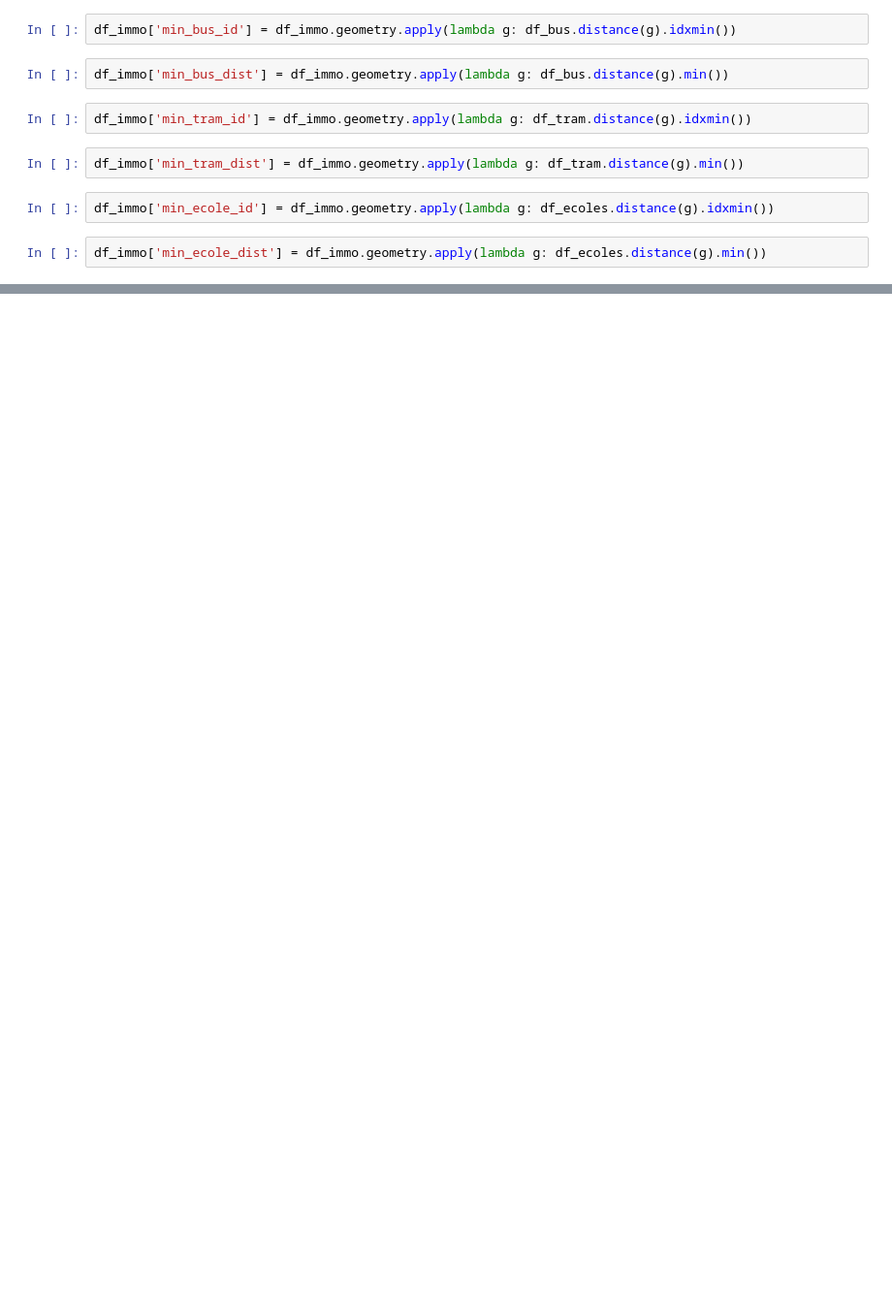
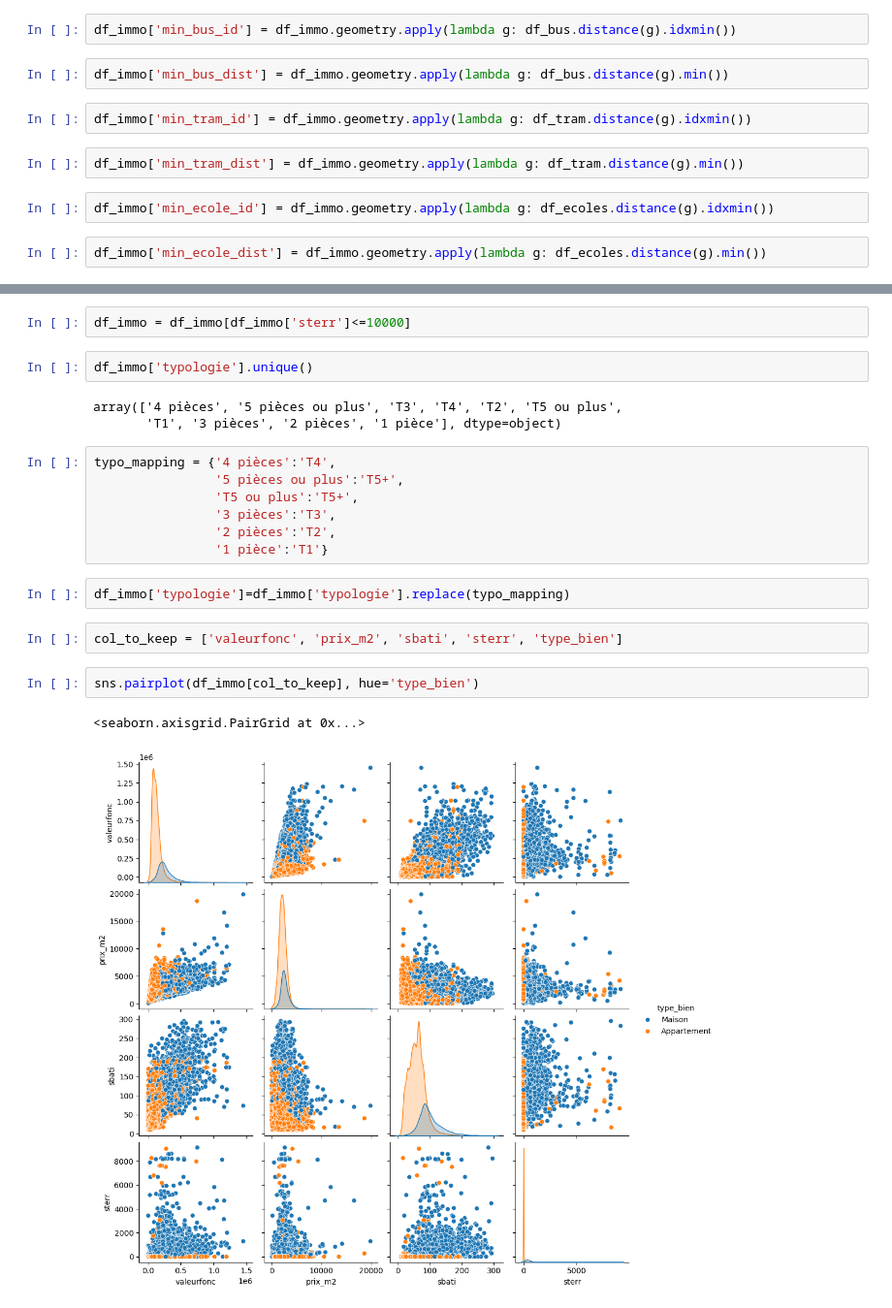
Before and after one commit to gpenessot/predictions_prix_immo_dijon, a Jupyter notebook: notebooks/eda.ipynb, the cells around one changed output, grey strips where cells are left out. Shown at 97% size. Drawn from its saved outputs; the diff is of its cells as text; blank space fills up the shorter version.

```diff
--- a/notebooks/eda.ipynb
+++ b/notebooks/eda.ipynb
@@ -54,0 +100,23 @@ df_immo['min_ecole_dist'] = df_immo.geometry.apply(lambda g: df_ecoles.distance(
+# %%
+df_immo = df_immo[df_immo['sterr']<=10000]
+# %%
+df_immo['typologie'].unique()
+# %% [output]
+array(['4 pièces', '5 pièces ou plus', 'T3', 'T4', 'T2', 'T5 ou plus',
+       'T1', '3 pièces', '2 pièces', '1 pièce'], dtype=object)
+# %%
+typo_mapping = {'4 pièces':'T4',
+                '5 pièces ou plus':'T5+',
+                'T5 ou plus':'T5+',
+                '3 pièces':'T3',
+                '2 pièces':'T2',
+                '1 pièce':'T1'}
+# %%
+df_immo['typologie']=df_immo['typologie'].replace(typo_mapping)
+# %%
+col_to_keep = ['valeurfonc', 'prix_m2', 'sbati', 'sterr', 'type_bien']
+# %%
+sns.pairplot(df_immo[col_to_keep], hue='type_bien')
+# %% [output]
+<seaborn.axisgrid.PairGrid at 0x...>
+[figure, added]
```
Also changed, not shown: parts of 12 cells of this notebook, 1 other file.
